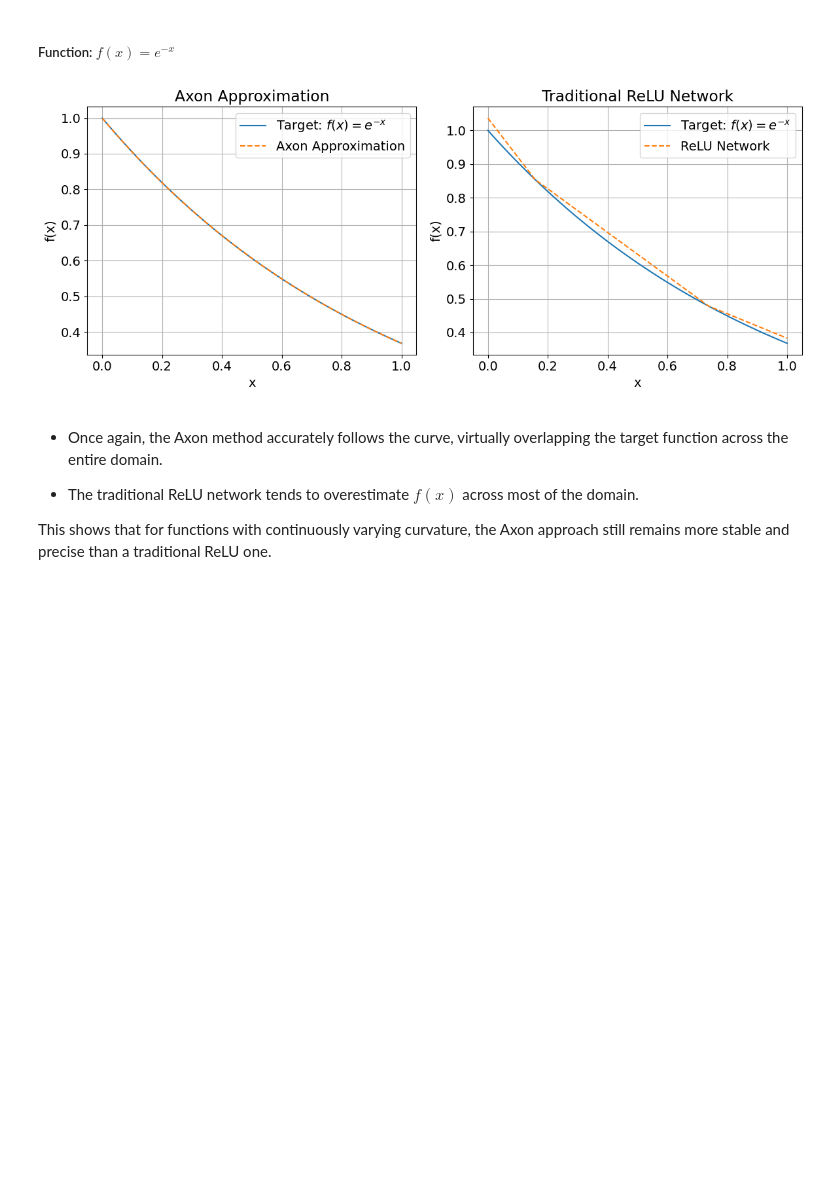
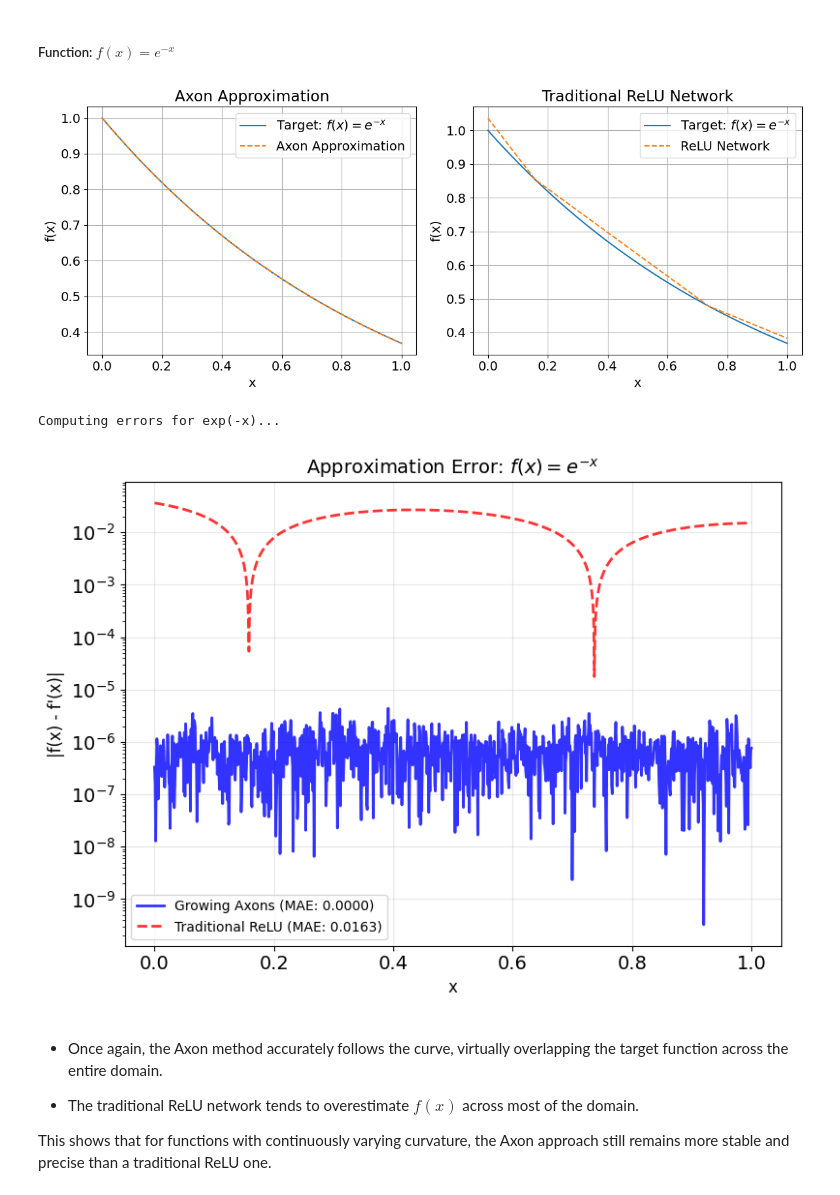
Before and after one commit to lethanhdat04/nna_24-25_pham, a Jupyter notebook: experiments/optimal-approximation-of-univariate-convex-fn/notebook.ipynb, the cells around one changed output. Cells and saved outputs as stored; diff of their text form; code cells hidden in the pictures; blank space fills up the shorter version.

```diff
--- a/experiments/optimal-approximation-of-univariate-convex-fn/notebook.ipynb
+++ b/experiments/optimal-approximation-of-univariate-convex-fn/notebook.ipynb
@@ -987,17 +1010,29 @@ In this case, for functions with high curvature near the boundary, it is clear t
 # %%
 target_function = lambda x: np.exp(-x)
 
 xs, ys, approx_axon, approx_relu = compute_approximations(
     target_function=target_function,
     domain=(0, 1),
     relu_range=(-1, 10),
     relu_num_points=20,
     axon_K=100
 )
 
 plot_approximations(xs, ys, approx_axon, approx_relu, func_label="\\mathit{f}(x) = e^{-x}")
+
+result = analyze_and_plot_errors(
+    target_function=target_function,
+    function_name="exp(-x)",
+    latex_name="e^{-x}",
+    xs = xs,
+    ys=ys,
+    approx_axon=approx_axon,
+    approx_relu=approx_relu
+)
 # %% [output]
 [figure]
+Computing errors for exp(-x)...
+[figure, added]
 # %% [markdown]
 - Once again, the Axon method accurately follows the curve, virtually overlapping the target function across the entire domain.
 
```
Also changed, not shown: parts of 6 cells of this notebook, 1 other file.
